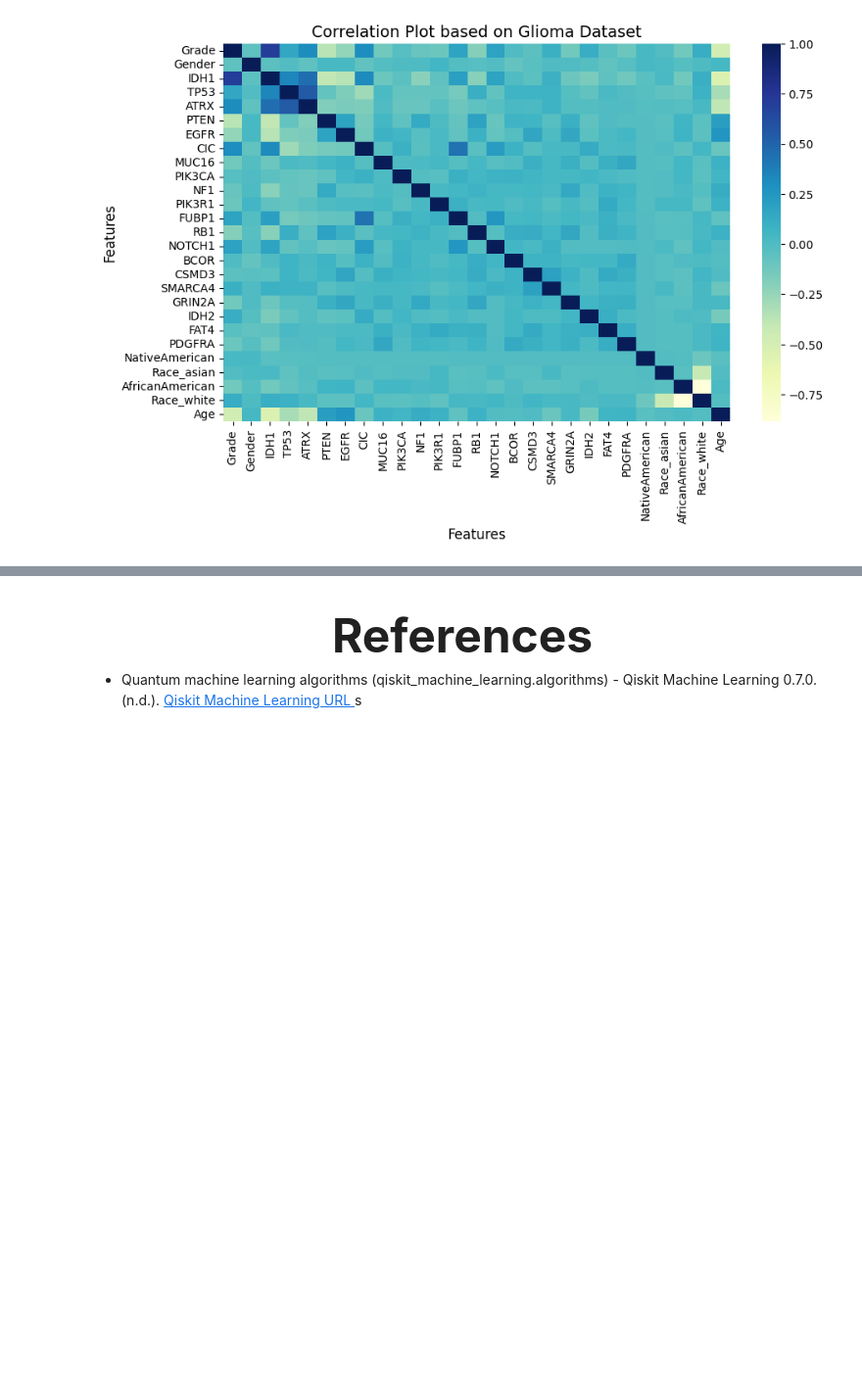
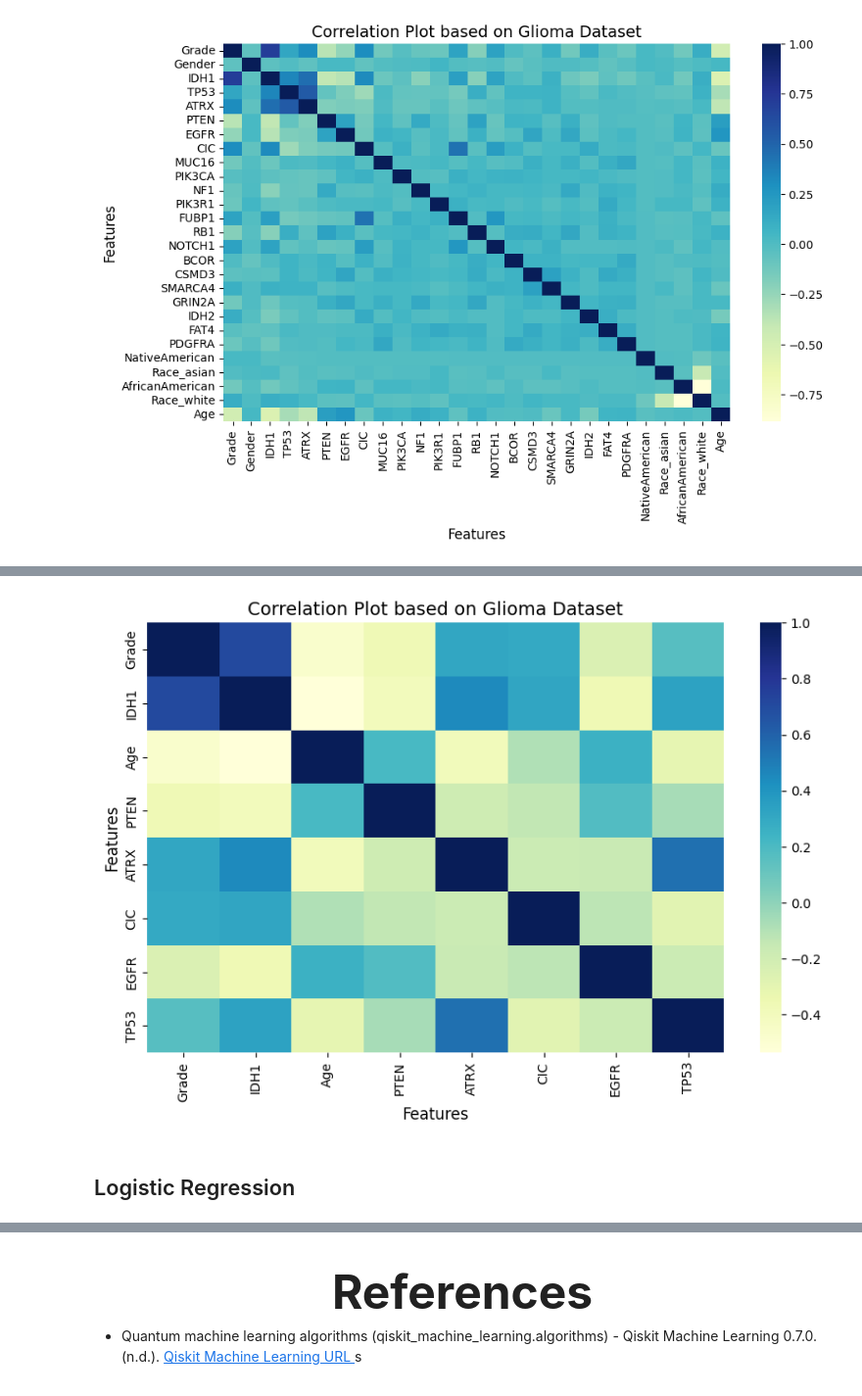
Before and after one commit to enggabhishek/glioma-prediction, a Jupyter notebook: Glioma_Brain_Cancer_Predictor.ipynb, the cells around one changed output, grey strips where cells are left out. Shown at 98% size. Cells and saved outputs as stored; diff of their text form; code cells hidden in the pictures; blank space fills up the shorter version.

```diff
--- a/Glioma_Brain_Cancer_Predictor.ipynb
+++ b/Glioma_Brain_Cancer_Predictor.ipynb
@@ -1405,0 +145,17 @@ for pred in pred_pqsvc:
+# %%
+columns = ['Grade','IDH1', 'Age','PTEN','ATRX','CIC', 'EGFR', 'TP53']
+correlation_matrix = dataset[columns].corr()
+# Create a correlation plot
+plt.figure(figsize=(10, 6))  # Set the figure size
+sns.heatmap(correlation_matrix, cmap='YlGnBu')
+# Add plot title and adjust font size
+plt.title('Correlation Plot based on Glioma Dataset', fontsize=14)
+# Set the font size of the axis labels
+plt.xlabel('Features', fontsize=12)
+plt.ylabel('Features', fontsize=12)
+# Rotate x-axis labels for better readability
+plt.xticks(rotation=90)
+# Show the plot
+plt.show()
+# %% [output]
+[figure, added]
@@ -1405,0 +195,2 @@ for pred in pred_pqsvc:
+# %% [markdown]
+## Logistic Regression
```
Also changed, not shown: parts of 135 cells of this notebook.
